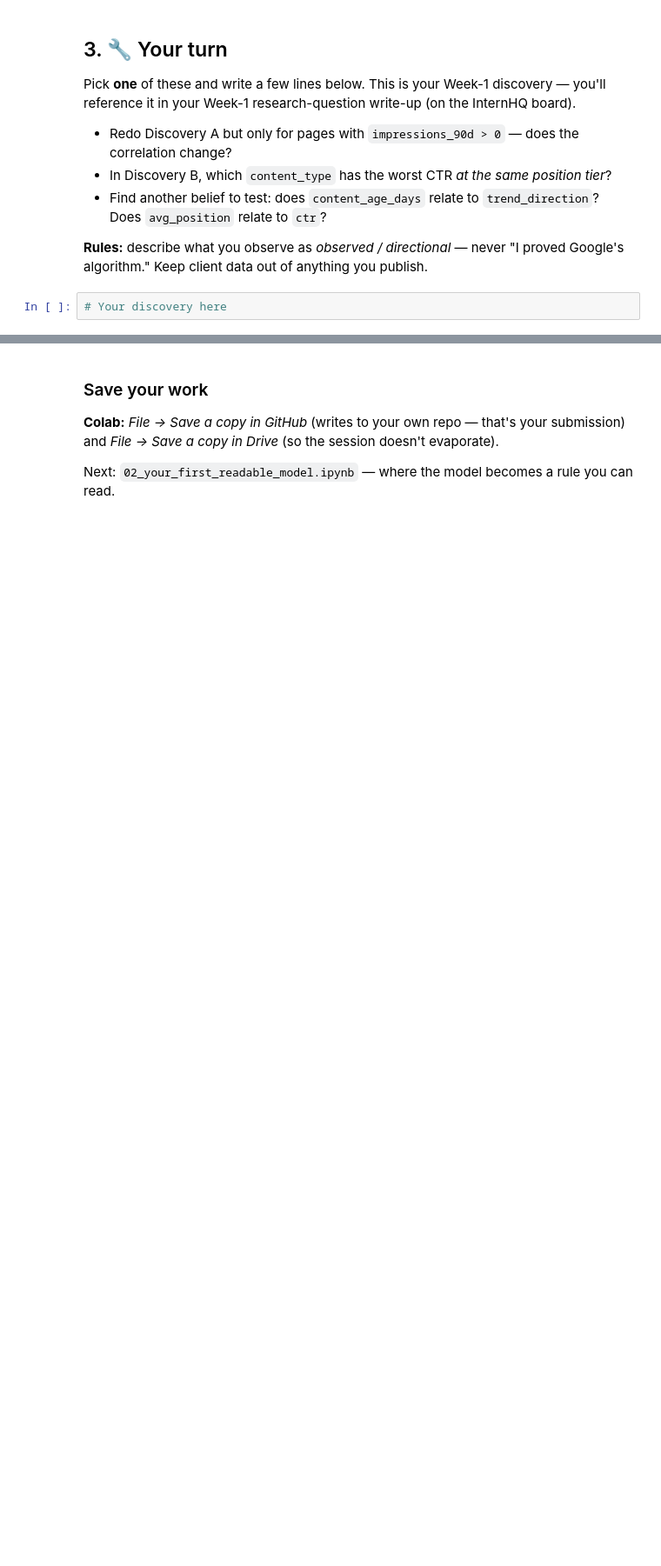
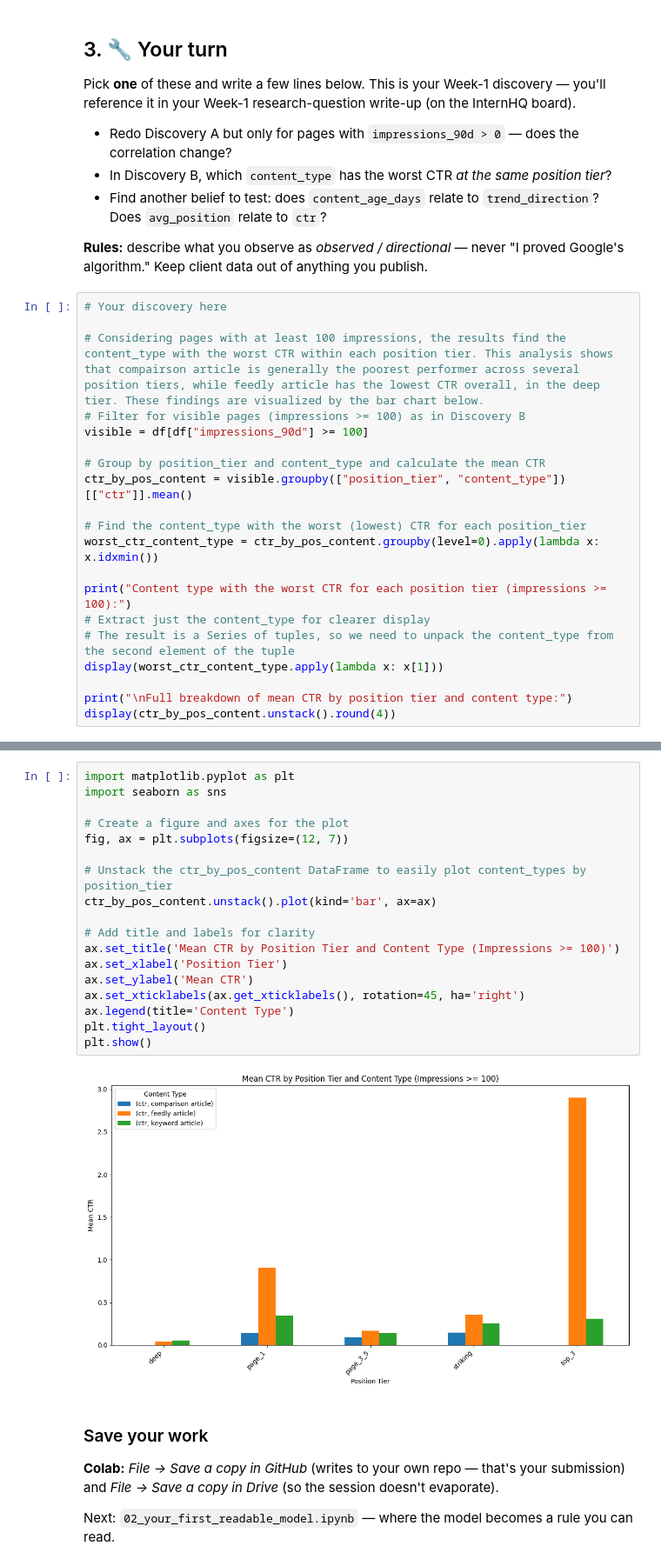
Before and after one commit to HArmor28/ML, a Jupyter notebook: notebooks/01_first_look_and_discovery.ipynb, the cells around one changed output, grey strips where cells are left out. Shown at 87% size. Cells and saved outputs as stored; diff of their text form; blank space fills up the shorter version.

```diff
--- a/notebooks/01_first_look_and_discovery.ipynb
+++ b/notebooks/01_first_look_and_discovery.ipynb
@@ -99,3 +153,21 @@ Pick **one** of these and write a few lines below. This is your Week-1 discovery
 **Rules:** describe what you observe as *observed / directional* — never "I proved Google's algorithm." Keep client data out of anything you publish.
 # %%
 # Your discovery here
+
+# Considering pages with at least 100 impressions, the results find the content_type with the worst CTR within each position tier. This analysis shows that compairson article is generally the poorest performer across several position tiers, while feedly article has the lowest CTR overall, in the deep tier. These findings are visualized by the bar chart below.
+# Filter for visible pages (impressions >= 100) as in Discovery B
+visible = df[df["impressions_90d"] >= 100]
+
+# Group by position_tier and content_type and calculate the mean CTR
+ctr_by_pos_content = visible.groupby(["position_tier", "content_type"])[["ctr"]].mean()
+
+# Find the content_type with the worst (lowest) CTR for each position_tier
+worst_ctr_content_type = ctr_by_pos_content.groupby(level=0).apply(lambda x: x.idxmin())
+
+print("Content type with the worst CTR for each position tier (impressions >= 100):")
+# Extract just the content_type for clearer display
+# The result is a Series of tuples, so we need to unpack the content_type from the second element of the tuple
+display(worst_ctr_content_type.apply(lambda x: x[1]))
+
+print("\nFull breakdown of mean CTR by position tier and content type:")
+display(ctr_by_pos_content.unstack().round(4))
@@ -102,3 +188,23 @@ Pick **one** of these and write a few lines below. This is your Week-1 discovery
+# %%
+import matplotlib.pyplot as plt
+import seaborn as sns
+
+# Create a figure and axes for the plot
+fig, ax = plt.subplots(figsize=(12, 7))
+
+# Unstack the ctr_by_pos_content DataFrame to easily plot content_types by position_tier
+ctr_by_pos_content.unstack().plot(kind='bar', ax=ax)
+
+# Add title and labels for clarity
+ax.set_title('Mean CTR by Position Tier and Content Type (Impressions >= 100)')
+ax.set_xlabel('Position Tier')
+ax.set_ylabel('Mean CTR')
+ax.set_xticklabels(ax.get_xticklabels(), rotation=45, ha='right')
+ax.legend(title='Content Type')
+plt.tight_layout()
+plt.show()
+# %% [output]
+[figure, added]
 # %% [markdown]
 ### Save your work
 **Colab:** *File → Save a copy in GitHub* (writes to your own repo — that's your submission) and *File → Save a copy in Drive* (so the session doesn't evaporate).
```
Also changed, not shown: parts of 8 cells of this notebook.
